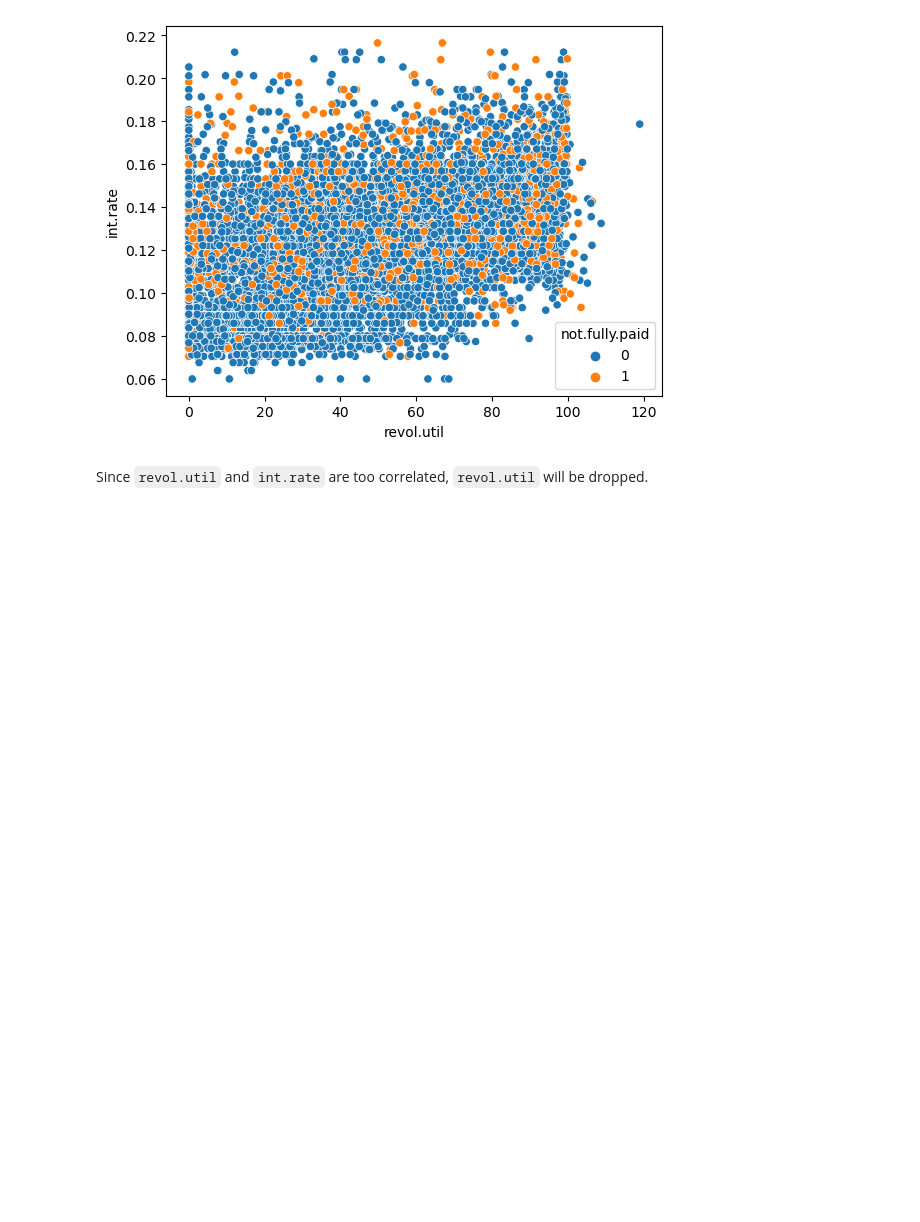
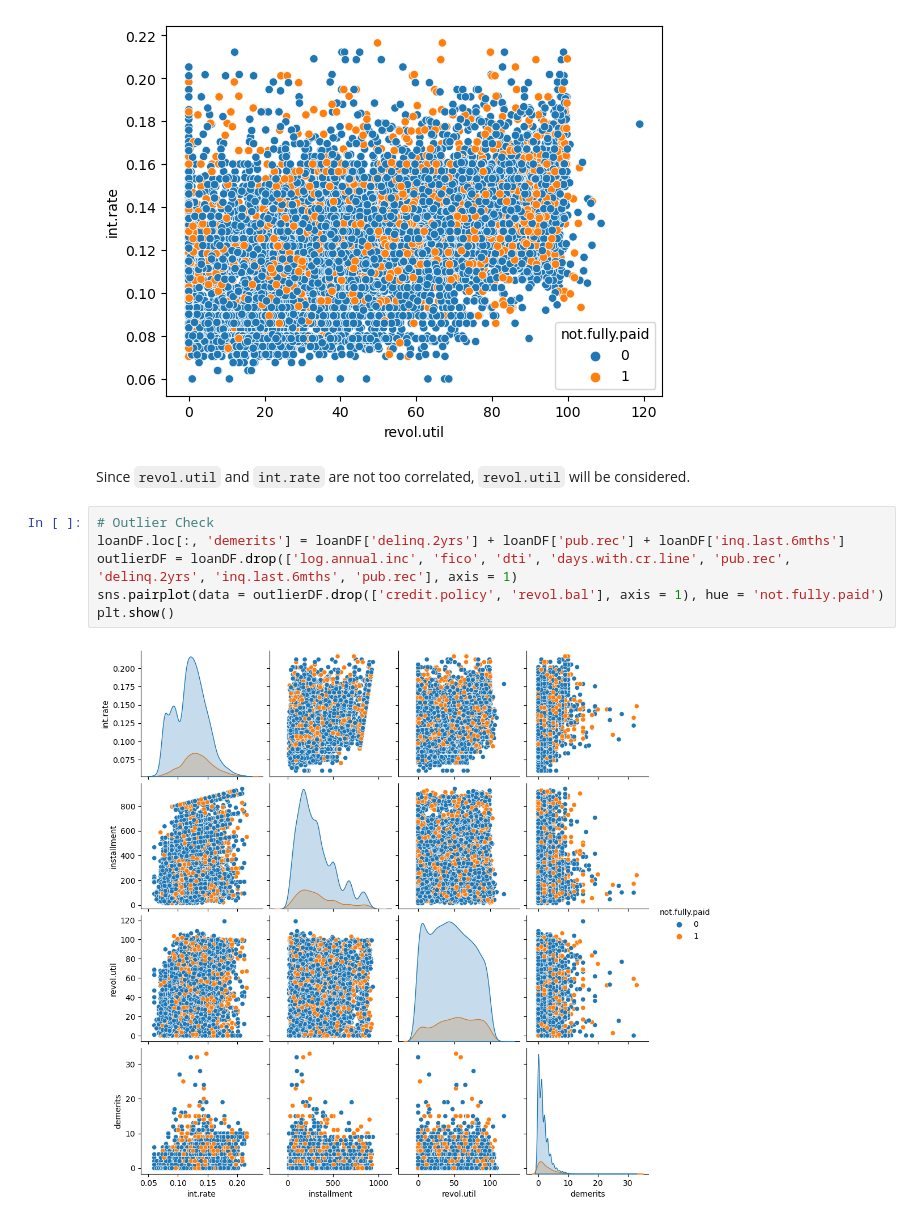
Before and after one commit to jan1jacob2/Loan-Status, a Jupyter notebook: Data_Exploration.ipynb, the cells around one changed output. Saved outputs shown, nothing was run; the diff lists cells and outputs as text; blank space fills up the shorter version.

```diff
--- a/Data_Exploration.ipynb
+++ b/Data_Exploration.ipynb
@@ -170,4 +170,12 @@ plt.show()
 # %% [output]
 [figure]
 # %% [markdown]
-Since `revol.util` and `int.rate` are too correlated, `revol.util` will be dropped.
+Since `revol.util` and `int.rate` are not too correlated, `revol.util` will be considered.
+# %%
+# Outlier Check
+loanDF.loc[:, 'demerits'] = loanDF['delinq.2yrs'] + loanDF['pub.rec'] + loanDF['inq.last.6mths']
+outlierDF = loanDF.drop(['log.annual.inc', 'fico', 'dti', 'days.with.cr.line', 'pub.rec', 'delinq.2yrs', 'inq.last.6mths', 'pub.rec'], axis = 1)
+sns.pairplot(data = outlierDF.drop(['credit.policy', 'revol.bal'], axis = 1), hue = 'not.fully.paid')
+plt.show()
+# %% [output]
+[figure, added]
```
Also changed, not shown: parts of 4 cells of this notebook.
